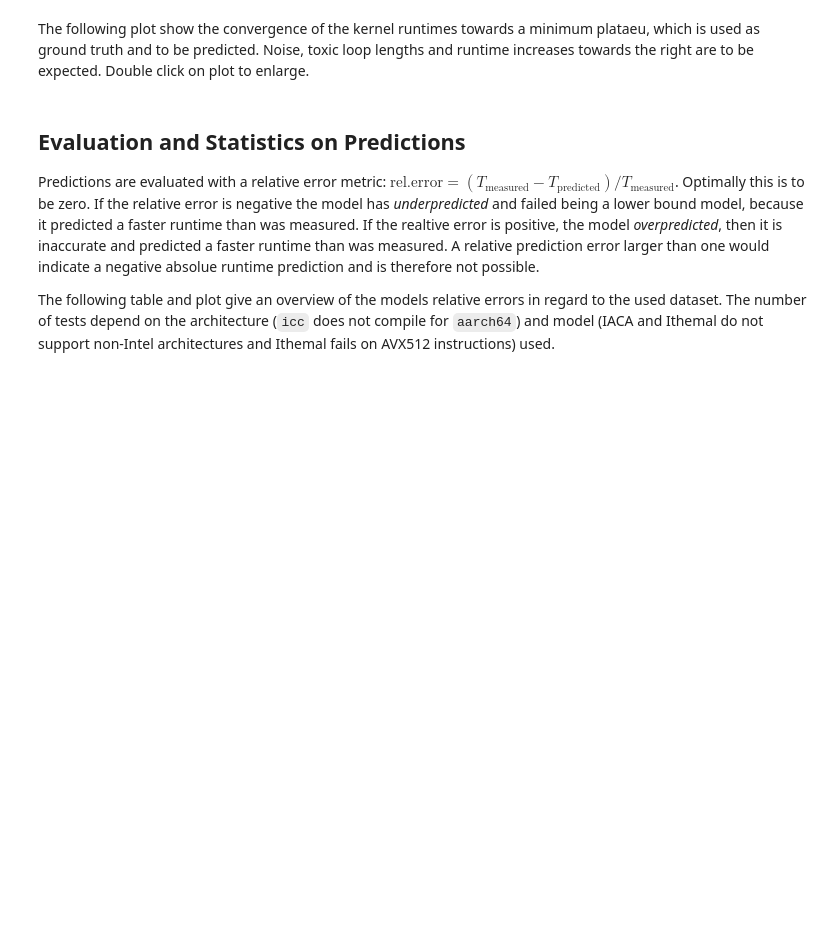
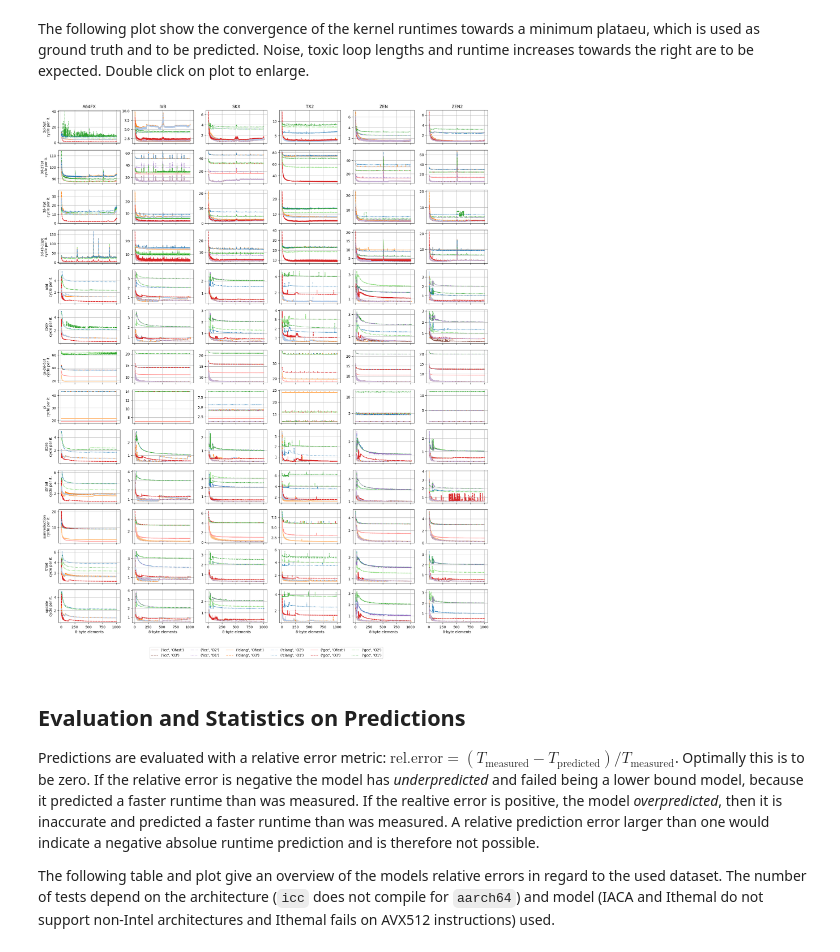
Before and after one commit to RRZE-HPC/OSACA, a Jupyter notebook: validation/Analysis.ipynb, the cells around one changed output. Saved outputs shown, nothing was run; the diff lists cells and outputs as text; code cells hidden in the pictures; blank space fills up the shorter version.

```diff
--- a/validation/Analysis.ipynb
+++ b/validation/Analysis.ipynb
@@ -157,33 +165,35 @@ The following plot show the convergence of the kernel runtimes towards a minimum
 # %%
 kernels = sorted(df.kernel.unique())
 archs = sorted(df.arch.unique())
 compiler_flags_prod = list(product(sorted(df.compiler.unique()), sorted(df.cflags_name.unique())))
 linestyle_dict = {'Ofast': '-', 'O3': '--', 'O2': '-.', 'O1': ':'}
 
 kernels = sorted(df.kernel.unique())
 fig, axs = plt.subplots(len(kernels), len(archs), figsize=(3.5*len(archs)+1,2*len(kernels)+1),
-                        sharex=True, dpi=250, squeeze=False)
+                        sharex=True, dpi=100, squeeze=False)
 colors = list(map(list, plt.cm.get_cmap('tab20').colors))
 handles = []
 for ki, kernel in enumerate(kernels):
     for ai, arch in enumerate(archs):
         for idx, row in df.query('kernel == @kernel and arch == @arch').iterrows():
             if type(row.allruns) is list:
                 color_index = compiler_flags_prod.index((row.compiler, row.cflags_name))
                 handles = axs[ki,ai].plot(
                     [r[0] for r in row.allruns][:1000], [r[2] for r in row.allruns][:1000],
                     color=colors[color_index],
                     linestyle=linestyle_dict[row.cflags_name],
                     label=str((row.compiler, row.cflags_name)))
 
             if ki == 0:
                 axs[ki,ai].set_title(arch)
             elif ki == len(kernels) - 1:
                 axs[ki,ai].set_xlabel("8-byte elements")
             if ai == 0:
                 axs[ki,ai].set_ylabel(kernel+"\ncycle per it.")
             axs[ki,ai].grid(True)
 fig.legend(handles=axs[0,1].lines, loc="lower center", bbox_to_anchor=(0.5, 0.07), ncol=6);
+# %% [output]
+[figure, added]
 # %% [markdown]
 ## Evaluation and Statistics on Predictions
 Predictions are evaluated with a relative error metric: $\mathrm{rel. error} = (T_\mathrm{measured} - T_\mathrm{predicted})/T_\mathrm{measured}$. Optimally this is to be zero. If the relative error is negative the model has *underpredicted* and failed being a lower bound model, because it predicted a faster runtime than was measured. If the realtive error is positive, the model *overpredicted*, then it is inaccurate and predicted a faster runtime than was measured. A relative prediction error larger than one would indicate a negative absolue runtime prediction and is therefore not possible.
```
Also changed, not shown: parts of 19 cells of this notebook.
